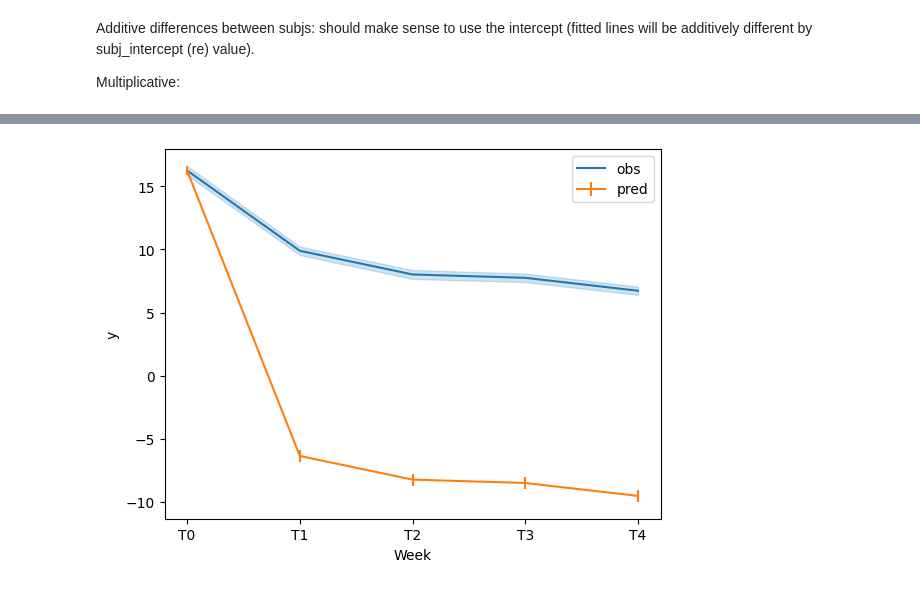
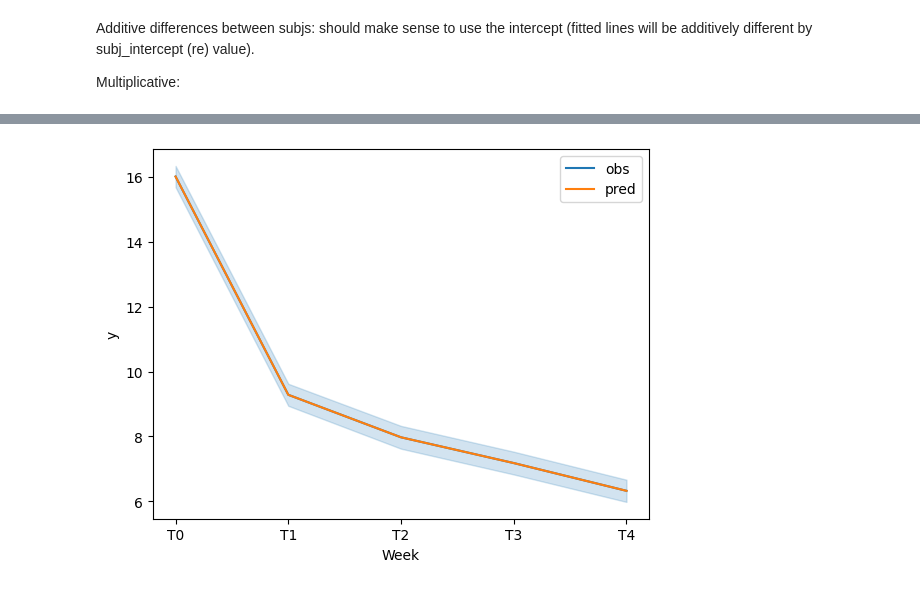
Before and after one commit to medhakp/smarts_cerebellum, a Jupyter notebook: simulations/lme.ipynb, the cells around one changed output, grey strips where cells are left out. Drawn from its saved outputs; the diff is of its cells as text; code cells hidden in the pictures.

```diff
--- a/simulations/lme.ipynb
+++ b/simulations/lme.ipynb
@@ -140,11 +135,17 @@ df_mult_b['se'] = model.bse_fe.to_numpy() # se of betas (fixed effects se)
 # %%
+fe_params = model.fe_params.to_numpy()
+bse = model.bse_fe.to_numpy()
+b = fe_params.copy()
+sem = bse.copy()
+b[1:] += b[0]
+sem[1:] += sem[0]
 sns.lineplot(data=df_mult, x='Week', y='y', errorbar='se', label= 'obs')
-plt.errorbar(data = df_mult_b, x='Week', y='y_pred', yerr = 'se', label = 'pred')
+plt.plot(b, label = 'pred')
 plt.legend()
 plt.show()
 #plt.fill_between(df_add.Week.unique(), b-sem, b+sem)
 # %% [output]
-[figure, old version]
+[figure, new version]
 # %%
 # same values killed as with the additive model
 df_mult_kill = df_mult.drop(index=kill)
```
Also changed, not shown: parts of 11 cells of this notebook.
